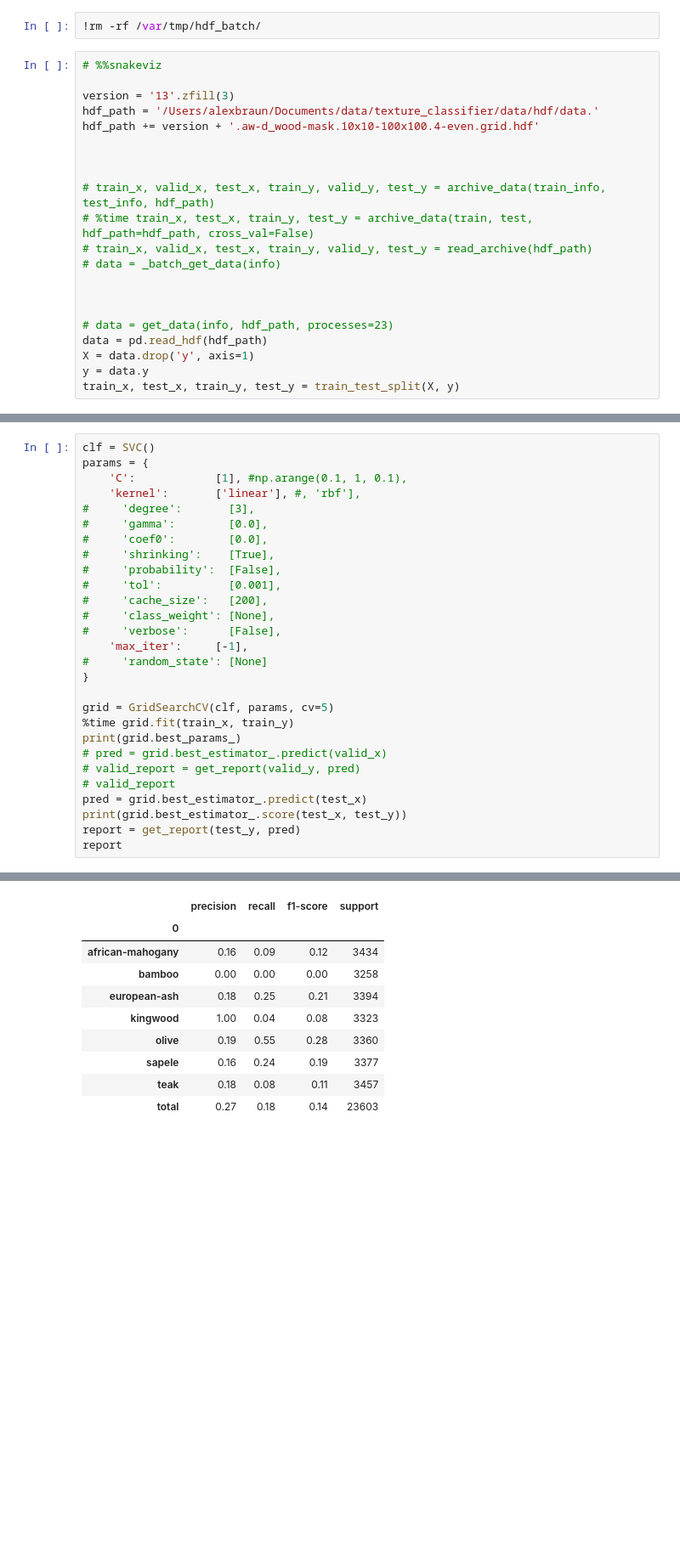
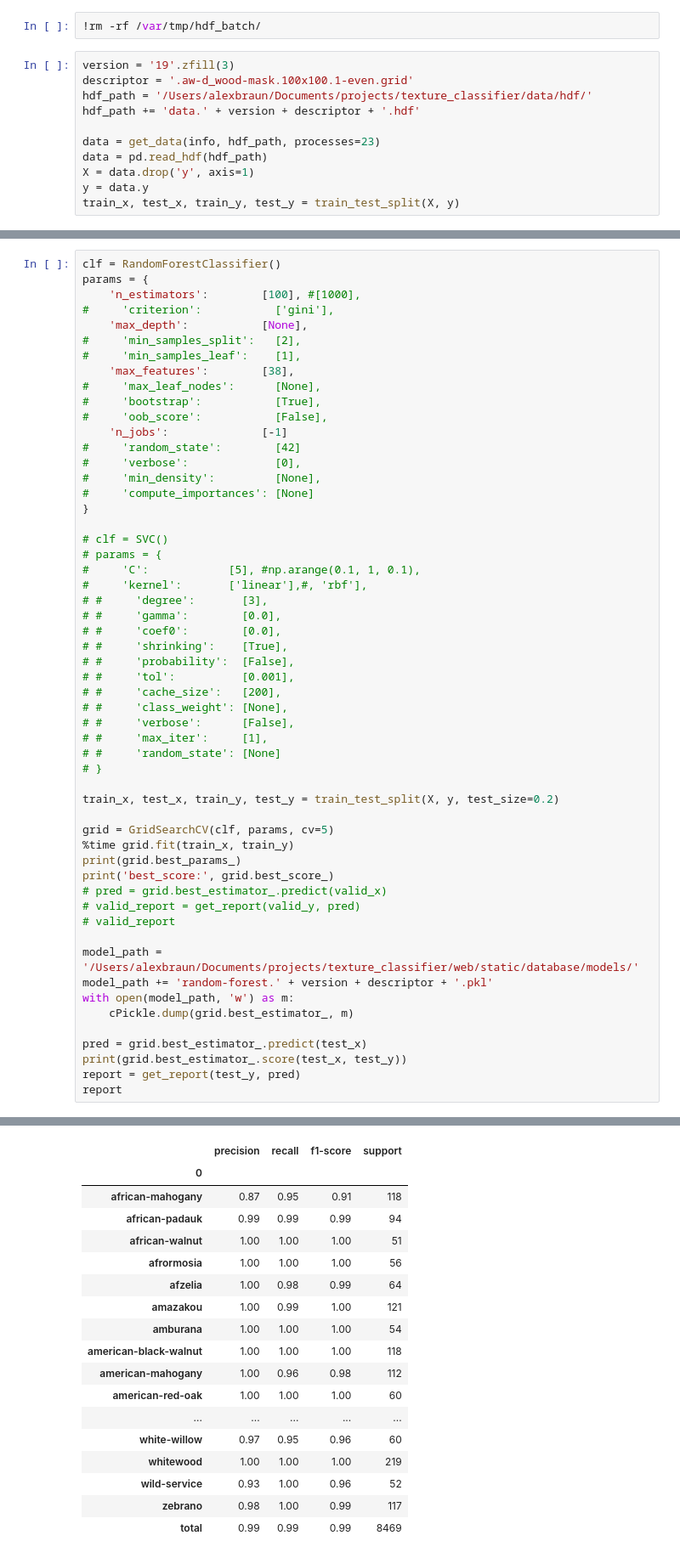
Before and after one commit to theNewFlesh/texture_classifier, a Jupyter notebook: ipython/model.ipynb, the cells around one changed output, grey strips where cells are left out. Shown at 85% size. Saved outputs shown, nothing was run; the diff lists cells and outputs as text; blank space fills up the shorter version.

```diff
--- a/ipython/model.ipynb
+++ b/ipython/model.ipynb
@@ -143,22 +232,12 @@ info.label = info.label.apply(lambda x: re.sub('--.*', '', x))
 # %%
 !rm -rf /var/tmp/hdf_batch/
 # %%
-# %%snakeviz
+version = '19'.zfill(3)
+descriptor = '.aw-d_wood-mask.100x100.1-even.grid'
+hdf_path = '/Users/alexbraun/Documents/projects/texture_classifier/data/hdf/'
+hdf_path += 'data.' + version + descriptor + '.hdf'
 
-version = '13'.zfill(3)
-hdf_path = '/Users/alexbraun/Documents/data/texture_classifier/data/hdf/data.'
-hdf_path += version + '.aw-d_wood-mask.10x10-100x100.4-even.grid.hdf'
-
-
-
-# train_x, valid_x, test_x, train_y, valid_y, test_y = archive_data(train_info, test_info, hdf_path)
-# %time train_x, test_x, train_y, test_y = archive_data(train, test, hdf_path=hdf_path, cross_val=False)
-# train_x, valid_x, test_x, train_y, valid_y, test_y = read_archive(hdf_path)
-# data = _batch_get_data(info)
-
-
-
-# data = get_data(info, hdf_path, processes=23)
+data = get_data(info, hdf_path, processes=23)
 data = pd.read_hdf(hdf_path)
 X = data.drop('y', axis=1)
 y = data.y
@@ -166,27 +252,54 @@ train_x, test_x, train_y, test_y = train_test_split(X, y)
 # %%
-clf = SVC()
+clf = RandomForestClassifier()
 params = {
-    'C':            [1], #np.arange(0.1, 1, 0.1),
-    'kernel':       ['linear'], #, 'rbf'],
-#     'degree':       [3],
-#     'gamma':        [0.0],
-#     'coef0':        [0.0],
-#     'shrinking':    [True],
-#     'probability':  [False],
-#     'tol':          [0.001],
-#     'cache_size':   [200],
-#     'class_weight': [None],
-#     'verbose':      [False],
-    'max_iter':     [-1],
-#     'random_state': [None]
+    'n_estimators':        [100], #[1000],
+#     'criterion':           ['gini'],
+    'max_depth':           [None],
+#     'min_samples_split':   [2],
+#     'min_samples_leaf':    [1],
+    'max_features':        [38],
+#     'max_leaf_nodes':      [None],
+#     'bootstrap':           [True],
+#     'oob_score':           [False],
+    'n_jobs':              [-1]
+#     'random_state':        [42]
+#     'verbose':             [0],
+#     'min_density':         [None],
+#     'compute_importances': [None]
 }
+
+# clf = SVC()
+# params = {
+#     'C':            [5], #np.arange(0.1, 1, 0.1),
+#     'kernel':       ['linear'],#, 'rbf'],
+# #     'degree':       [3],
+# #     'gamma':        [0.0],
+# #     'coef0':        [0.0],
+# #     'shrinking':    [True],
+# #     'probability':  [False],
+# #     'tol':          [0.001],
+# #     'cache_size':   [200],
+# #     'class_weight': [None],
+# #     'verbose':      [False],
+# #     'max_iter':     [1],
+# #     'random_state': [None]
+# }
+
+train_x, test_x, train_y, test_y = train_test_split(X, y, test_size=0.2)
 
 grid = GridSearchCV(clf, params, cv=5)
 %time grid.fit(train_x, train_y)
 print(grid.best_params_)
+print('best_score:', grid.best_score_)
 # pred = grid.best_estimator_.predict(valid_x)
 # valid_report = get_report(valid_y, pred)
 # valid_report
+
+model_path = '/Users/alexbraun/Documents/projects/texture_classifier/web/static/database/models/'
+model_path += 'random-forest.' + version + descriptor + '.pkl'
+with open(model_path, 'w') as m:
+    cPickle.dump(grid.best_estimator_, m)
+
 pred = grid.best_estimator_.predict(test_x)
 print(grid.best_estimator_.score(test_x, test_y))
 report = get_report(test_y, pred)
@@ -199,10 +313,18 @@ Wall time: 10min 55s
 |  | precision | recall | f1-score | support |
 | 0 |  |  |  |  |
-| african-mahogany | 0.16 | 0.09 | 0.12 | 3434 |
-| bamboo | 0.00 | 0.00 | 0.00 | 3258 |
-| european-ash | 0.18 | 0.25 | 0.21 | 3394 |
-| kingwood | 1.00 | 0.04 | 0.08 | 3323 |
-| olive | 0.19 | 0.55 | 0.28 | 3360 |
-| sapele | 0.16 | 0.24 | 0.19 | 3377 |
-| teak | 0.18 | 0.08 | 0.11 | 3457 |
-| total | 0.27 | 0.18 | 0.14 | 23603 |
+| african-mahogany | 0.87 | 0.95 | 0.91 | 118 |
+| african-padauk | 0.99 | 0.99 | 0.99 | 94 |
+| african-walnut | 1.00 | 1.00 | 1.00 | 51 |
+| afrormosia | 1.00 | 1.00 | 1.00 | 56 |
+| afzelia | 1.00 | 0.98 | 0.99 | 64 |
+| amazakou | 1.00 | 0.99 | 1.00 | 121 |
+| amburana | 1.00 | 1.00 | 1.00 | 54 |
+| american-black-walnut | 1.00 | 1.00 | 1.00 | 118 |
+| american-mahogany | 1.00 | 0.96 | 0.98 | 112 |
+| american-red-oak | 1.00 | 1.00 | 1.00 | 60 |
+| ... | ... | ... | ... | ... |
+| white-willow | 0.97 | 0.95 | 0.96 | 60 |
+| whitewood | 1.00 | 1.00 | 1.00 | 219 |
+| wild-service | 0.93 | 1.00 | 0.96 | 52 |
+| zebrano | 0.98 | 1.00 | 0.99 | 117 |
+| total | 0.99 | 0.99 | 0.99 | 8469 |
```
Also changed, not shown: parts of 20 cells of this notebook, 19 other files.
